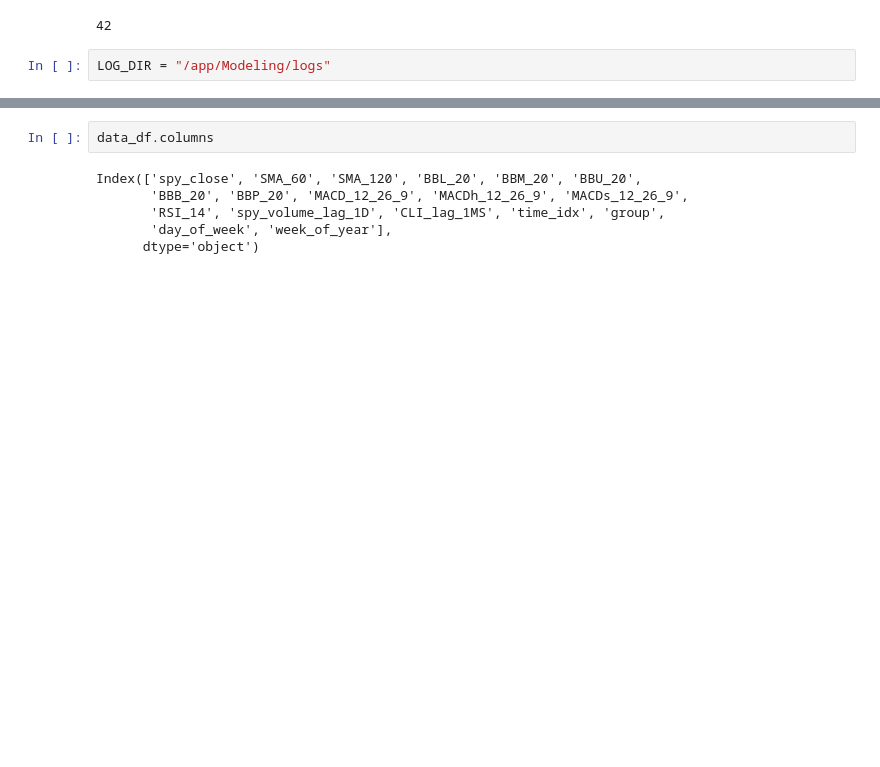
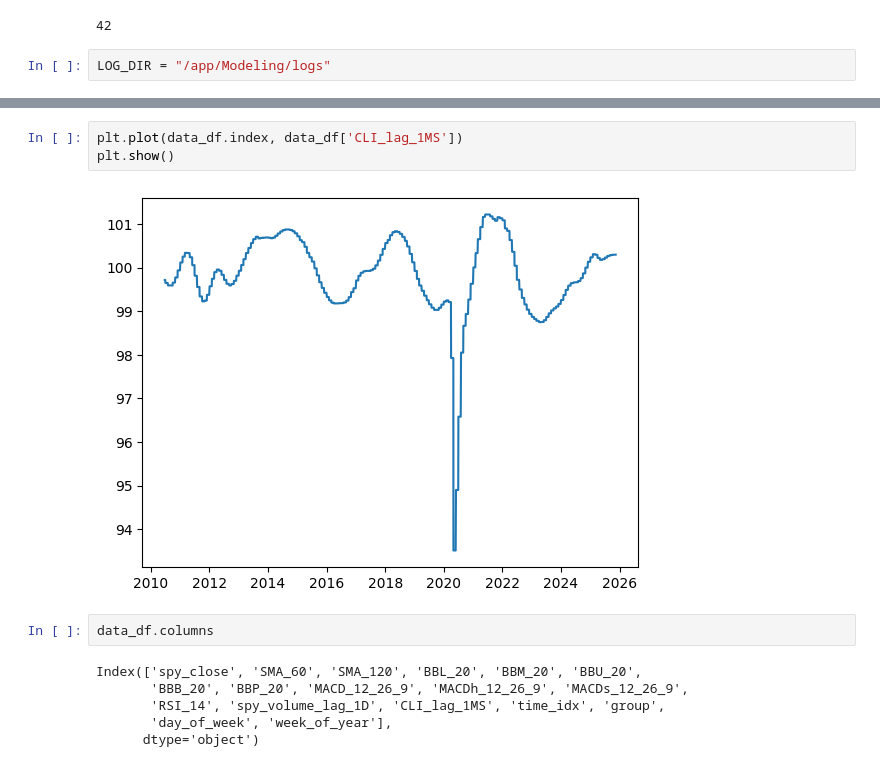
Before and after one commit to kdywwww/snp_project, a Jupyter notebook: Modeling/modeling.ipynb, the cells around one changed output, grey strips where cells are left out. Cells and saved outputs as stored; diff of their text form; blank space fills up the shorter version.

```diff
--- a/Modeling/modeling.ipynb
+++ b/Modeling/modeling.ipynb
@@ -42,3 +48,8 @@ data_df.head()
+# %%
+plt.plot(data_df.index, data_df['CLI_lag_1MS'])
+plt.show()
+# %% [output]
+[figure, added]
 # %%
 data_df.columns
 # %% [output]
```
Also changed, not shown: parts of 18 cells of this notebook.
